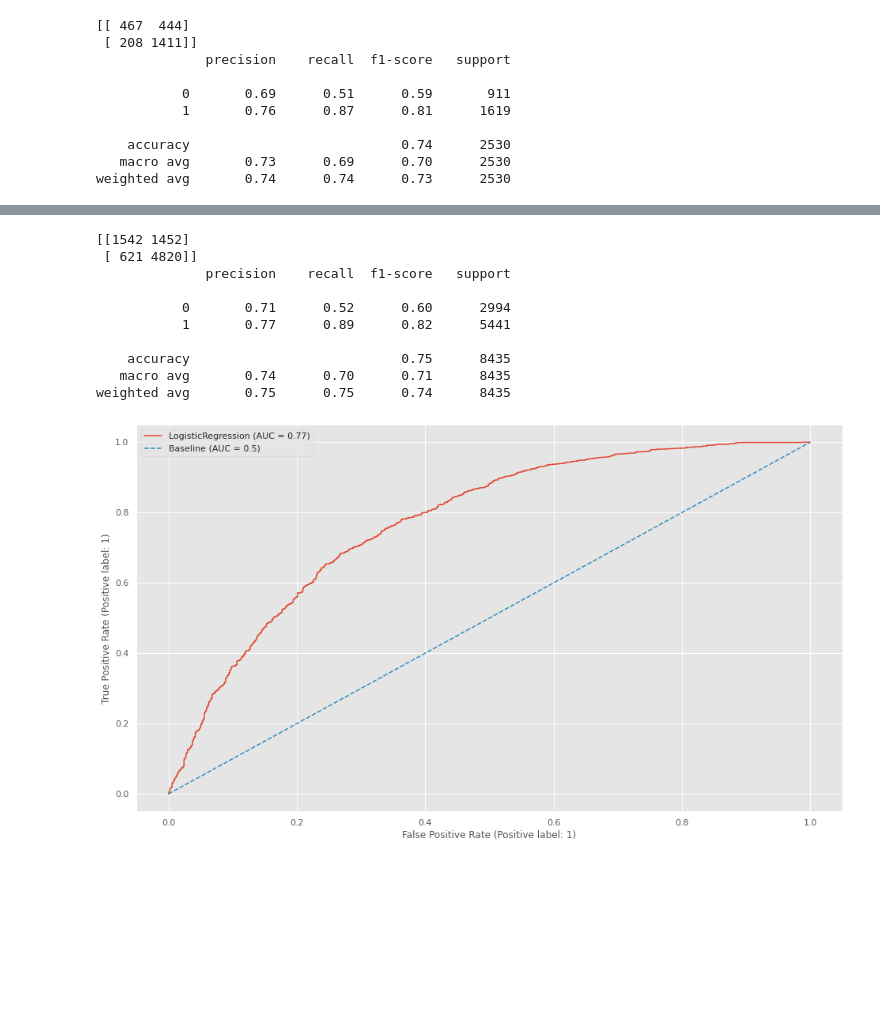
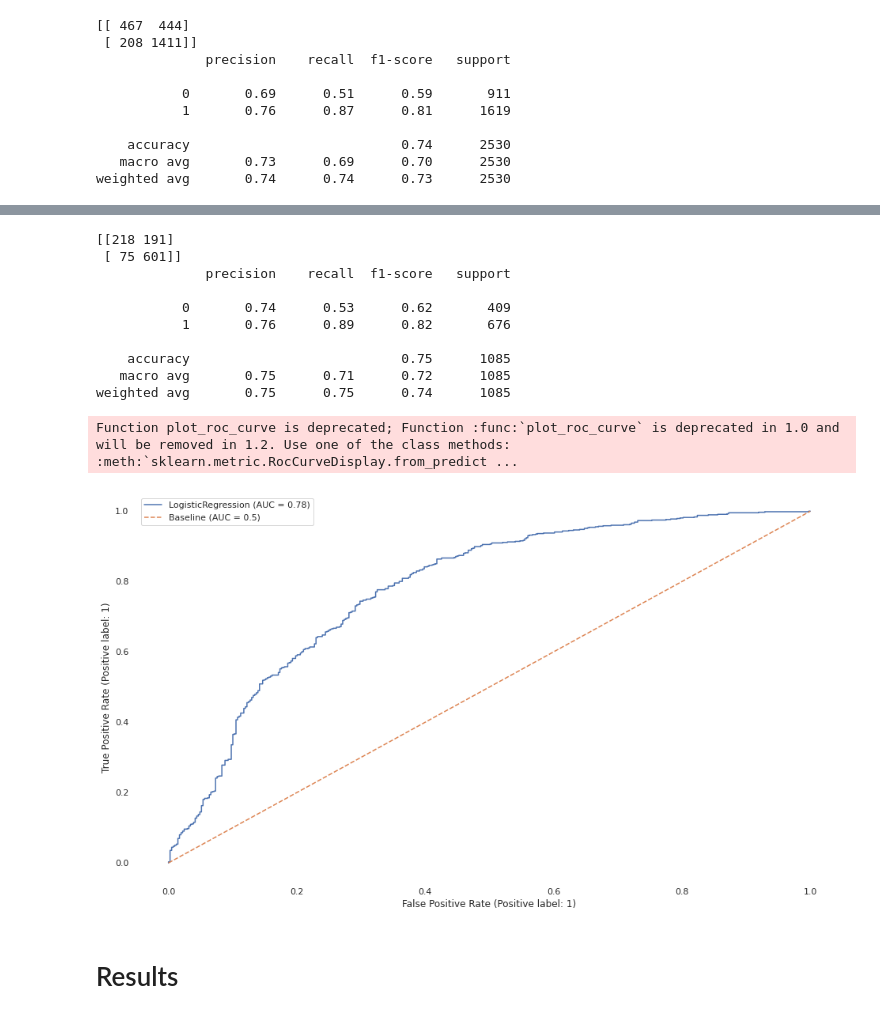
Before and after one commit to garrettfenchel/Coding-Dojo-Predicting-Poverty, a Jupyter notebook: Predicting_Poverty_Notebook.ipynb, the cells around one changed output, grey strips where cells are left out. Drawn from its saved outputs; the diff is of its cells as text; code cells hidden in the pictures; blank space fills up the shorter version.

```diff
--- a/Predicting_Poverty_Notebook.ipynb
+++ b/Predicting_Poverty_Notebook.ipynb
@@ -210,6 +327,0 @@ See the caveats in the documentation: https://pandas.pydata.org/pandas-docs/stab
-# %%
-poverty['religion_n'] = pd.factorize(poverty['religion_clean'])[0]
-poverty['country_n'] = pd.factorize(poverty['country'])[0]
-poverty['relationship_to_hh_head_n'] = pd.factorize(poverty['relationship_to_hh_head'])[0]
-poverty['employment_type_last_year_n'] = pd.factorize(poverty['employment_type_last_year'])[0]
-poverty['age_groups_n'] = pd.factorize(poverty['age_groups'])[0]
@@ -636,7 +738,7 @@ plt.legend();
 # %% [markdown]
 # Random Forest
 # %%
-n = 2000
+n = 5000
 
 rndf_clf = RandomForestClassifier(n_estimators=n)
 rndf_clf.fit(X_train, y_train)
@@ -663,0 +780,19 @@ weighted avg       0.76      0.77      0.76      2530
+# %%
+rndf_clf = RandomForestClassifier(n_estimators=5000,max_features = "sqrt",bootstrap = True,)
+rndf_clf.fit(X_train, y_train)
+
+y_pred = rndf_clf.predict(X_val)
+
+actual = y_val
+predicted = y_pred
+
+con_matrix_rf = metrics.confusion_matrix(actual, predicted)
+class_report = metrics.classification_report(y_val, y_pred)
+print(con_matrix_rf)
+print(class_report)
+
+class_dict = metrics.classification_report(y_val, y_pred,output_dict=True)
+rf_accuracy = class_dict["accuracy"]
+rf_macro_avg = class_dict["macro avg"]["f1-score"]
+rf_precision = class_dict["macro avg"]["precision"]
+rf_recall = class_dict["macro avg"]["recall"]
@@ -720,30 +870,41 @@ Mejores hiperparametros: {'C': 0.1, 'class_weight': 'unbalanced', 'fit_intercept
 # %%
-log_reg = LogisticRegression(C= 0.1, class_weight= "unbalanced", fit_intercept= True, penalty= "l2", solver= 'newton-cg', tol= 10, warm_start= True)
+log_reg = LogisticRegression(C=1e-05, class_weight= "unbalanced", fit_intercept= True, penalty= "none", solver= 'lbfgs', tol= 1, warm_start= True)
 log_reg.fit(X_train, y_train)
 
-y_pred = log_reg.predict(X_train)
+y_pred = log_reg.predict(X_val)
 
-actual = y_train
+actual = y_val
 predicted = y_pred
 
 con_matrix = metrics.confusion_matrix(actual, predicted)
-class_report = metrics.classification_report(y_train, y_pred)
+class_report = metrics.classification_report(y_val, y_pred)
 print(con_matrix)
 print(class_report)
+
+class_dict = metrics.classification_report(y_val, y_pred,output_dict=True)
+log_accuracy = class_dict["accuracy"]
+log_macro_avg = class_dict["macro avg"]["f1-score"]
+log_precision = class_dict["macro avg"]["precision"]
+log_recall = class_dict["macro avg"]["recall"]
 # %% [output]
-[[1542 1452]
- [ 621 4820]]
+[[218 191]
+ [ 75 601]]
               precision    recall  f1-score   support
 
-           0       0.71      0.52      0.60      2994
-           1       0.77      0.89      0.82      5441
+           0       0.74      0.53      0.62       409
+           1       0.76      0.89      0.82       676
 
-    accuracy                           0.75      8435
-   macro avg       0.74      0.70      0.71      8435
-weighted avg       0.75      0.75      0.74      8435
+    accuracy                           0.75      1085
+   macro avg       0.75      0.71      0.72      1085
+weighted avg       0.75      0.75      0.74      1085
 # %%
-plot_roc_curve(log_reg, X_test, y_test)
+plot_roc_curve(log_reg, X_val, y_val)
 plt.plot([0, 1], [0, 1], ls = '--', label = 'Baseline (AUC = 0.5)')
 plt.legend();
+
+log_roc = 0.78
 # %% [output]
+Function plot_roc_curve is deprecated; Function :func:`plot_roc_curve` is deprecated in 1.0 and will be removed in 1.2. Use one of the class methods: :meth:`sklearn.metric.RocCurveDisplay.from_predict ...
-[figure, old version]
+[figure, new version]
+# %% [markdown]
+# Results
```
Also changed, not shown: parts of 85 cells of this notebook.
